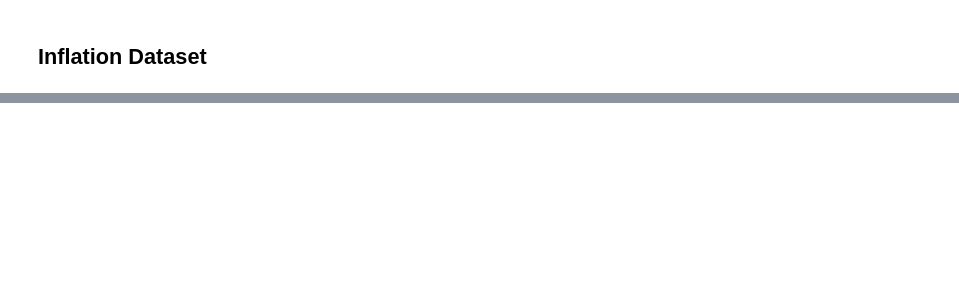
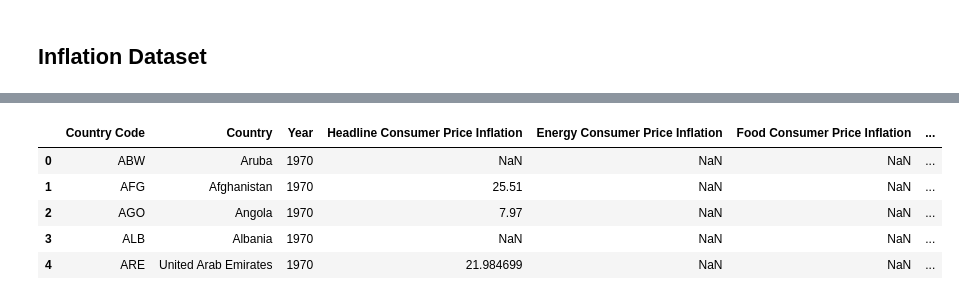
Before and after one commit to Thatch186/BigData, a Jupyter notebook: merge_data.ipynb, the cells around one changed output, grey strips where cells are left out. Saved outputs shown, nothing was run; the diff lists cells and outputs as text; code cells hidden in the pictures; blank space fills up the shorter version.

```diff
--- a/merge_data.ipynb
+++ b/merge_data.ipynb
@@ -88,15 +132,22 @@ page_list[0].head()
 # %%
 merged_inflation = page_list[0]
 for i in range(1, len(page_list)):
     merged_inflation = pd.merge(
         merged_inflation,
         page_list[i],
         on=['Country', 'Year', 'Country Code'],
         how='outer',
         suffixes=('_left', '_right')
     )
 
 merged_inflation = merged_inflation.loc[:, ~merged_inflation.columns.duplicated()]
 merged_inflation = merged_inflation.dropna(axis=1, how='all')
-merged_inflation.to_csv('merged_dataset_inflation.csv', index=False)
+merged_inflation.to_csv('merged_inflation.csv', index=False)
 merged_inflation.head()
+# %% [output]
+|  | Country Code | Country | Year | Headline Consumer Price Inflation | Energy Consumer Price Inflation | Food Consumer Price Inflation | ... |
+| 0 | ABW | Aruba | 1970 | NaN | NaN | NaN | ... |
+| 1 | AFG | Afghanistan | 1970 | 25.51 | NaN | NaN | ... |
+| 2 | AGO | Angola | 1970 | 7.97 | NaN | NaN | ... |
+| 3 | ALB | Albania | 1970 | NaN | NaN | NaN | ... |
+| 4 | ARE | United Arab Emirates | 1970 | 21.984699 | NaN | NaN | ... |
```
Also changed, not shown: parts of 6 cells of this notebook.
